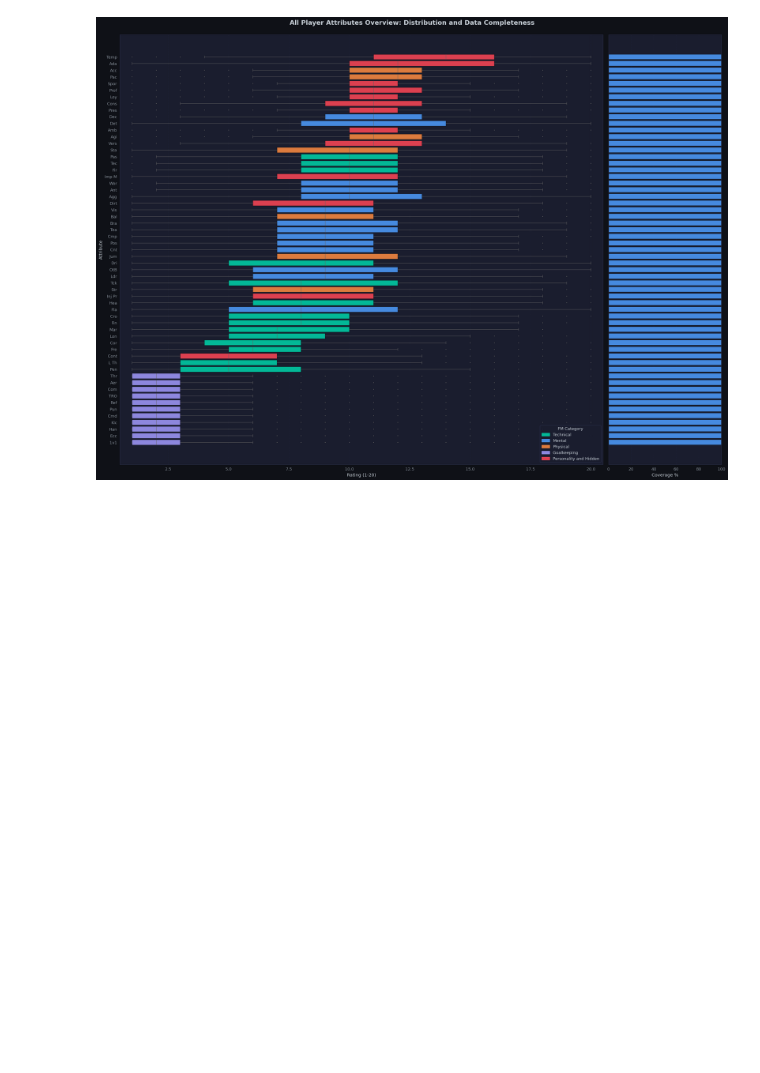
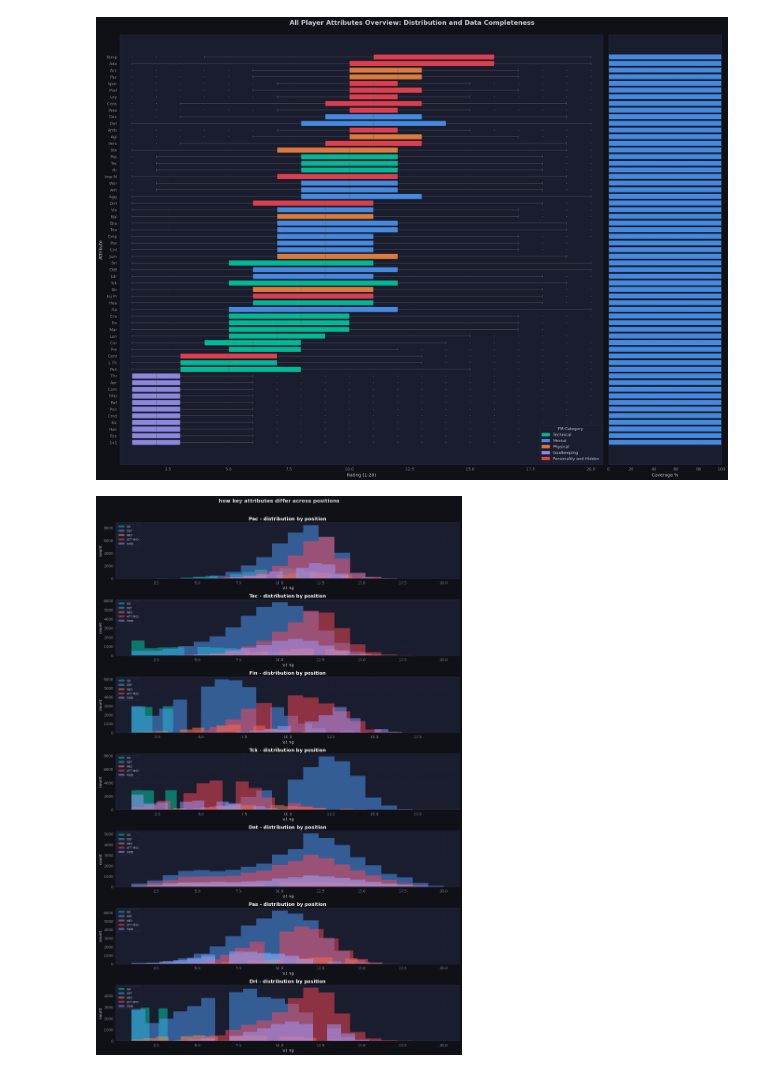
Before and after one commit to snabxo/banana, a Jupyter notebook: projects/football-manager-23/fm23_eda.ipynb, the cells around one changed output. Saved outputs shown, nothing was run; the diff lists cells and outputs as text; code cells hidden in the pictures; blank space fills up the shorter version.

Commit message:
analyzed attribute distributions by position group

```diff
--- a/projects/football-manager-23/fm23_eda.ipynb
+++ b/projects/football-manager-23/fm23_eda.ipynb
@@ -575,3 +577,39 @@ if plot_attributes:
         plt.show()
 # %% [output]
 [figure]
+# %%
+# analyzing attribute distributions by position group
+focus_attributes = [attribute for attribute in ["Pac", "Tec", "Fin", "Tck", "Det", "Pas", "Dri"] if attribute in dataframe.columns and dataframe[attribute].notna().sum() > 50]
+
+if focus_attributes and "Position Group" in dataframe.columns:
+    available_groups = dataframe["Position Group"].dropna().unique().tolist()
+    preferred_order = ["GK", "DEF", "MID", "ATT MID", "FWD"]
+    position_groups = [group for group in preferred_order if group in available_groups]
+
+    if not position_groups:
+        position_groups = sorted(available_groups)
+
+    if position_groups:
+        figure, axis = plt.subplots(len(focus_attributes), 1, figsize=(14, len(focus_attributes) * 3))
+
+        if len(focus_attributes) == 1:
+            axis = [axis]
+
+        for ax, attr in zip(axis, focus_attributes):
+            for i, pos in enumerate(position_groups):
+                vals = dataframe[dataframe["Position Group"] == pos][attr].dropna()
+
+                if vals.size > 0:
+                    ax.hist(vals, bins=20, alpha=0.5, label=pos, color=PALETTE[i % len(PALETTE)], edgecolor="none")
+
+            ax.set_title(f"{attr} - distribution by position")
+            ax.set_xlabel("rating")
+            ax.set_ylabel("count")
+            ax.legend(loc="upper left", fontsize=8)
+
+        plt.suptitle("how key attributes differ across positions", fontsize=14, fontweight="bold", y=1.01)
+        plt.tight_layout()
+        plt.savefig("visuals/attribute_by_position.png", bbox_inches="tight", facecolor="#0f1117")
+        plt.show()
+# %% [output]
+[figure, added]
```
Also changed, not shown: parts of 2 cells of this notebook, 1 other file.
